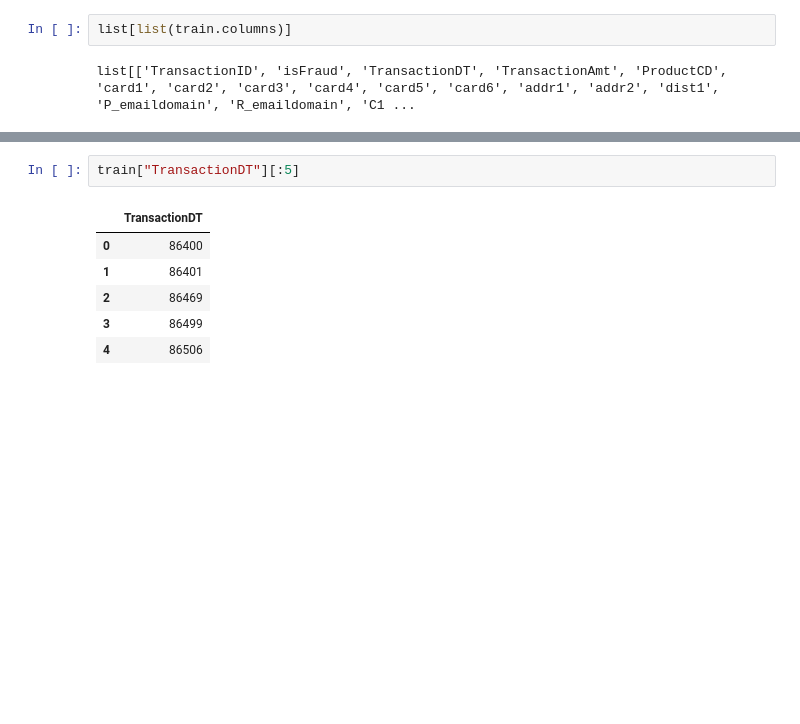
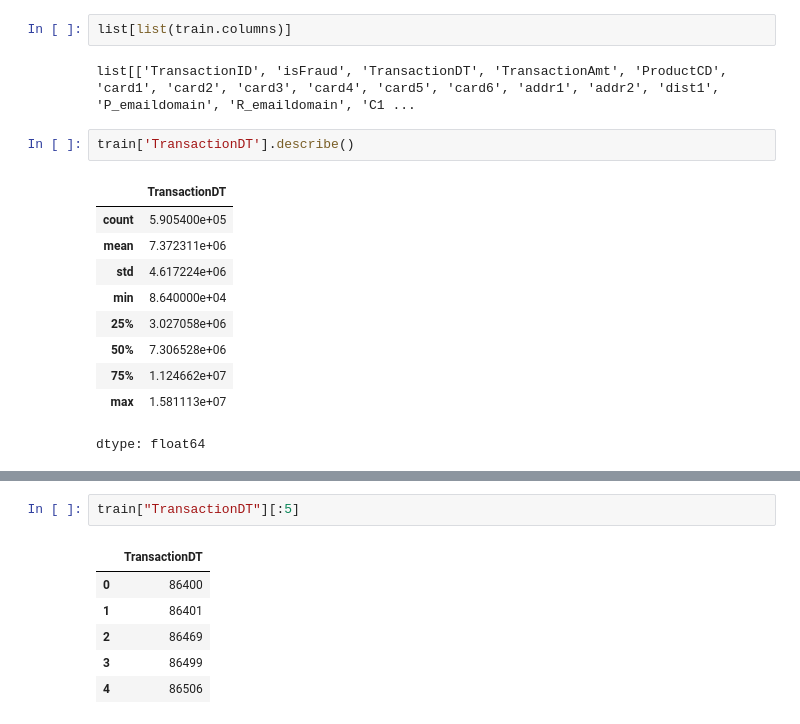
Before and after one commit to rahulkhawashi/Dog-breed-vision, a Jupyter notebook: ieee_cis_fraud_detection.ipynb, the cells around one changed output, grey strips where cells are left out. Saved outputs shown, nothing was run; the diff lists cells and outputs as text; blank space fills up the shorter version.

```diff
--- a/ieee_cis_fraud_detection.ipynb
+++ b/ieee_cis_fraud_detection.ipynb
@@ -95,3 +91,16 @@ Memory usage: 1202.09 MB
 list[list(train.columns)]
 # %% [output]
 list[['TransactionID', 'isFraud', 'TransactionDT', 'TransactionAmt', 'ProductCD', 'card1', 'card2', 'card3', 'card4', 'card5', 'card6', 'addr1', 'addr2', 'dist1', 'P_emaildomain', 'R_emaildomain', 'C1 ...
+# %%
+train['TransactionDT'].describe()
+# %% [output]
+|  | TransactionDT |
+| count | 5.905400e+05 |
+| mean | 7.372311e+06 |
+| std | 4.617224e+06 |
+| min | 8.640000e+04 |
+| 25% | 3.027058e+06 |
+| 50% | 7.306528e+06 |
+| 75% | 1.124662e+07 |
+| max | 1.581113e+07 |
+dtype: float64
```
Also changed, not shown: parts of 17 cells of this notebook.
